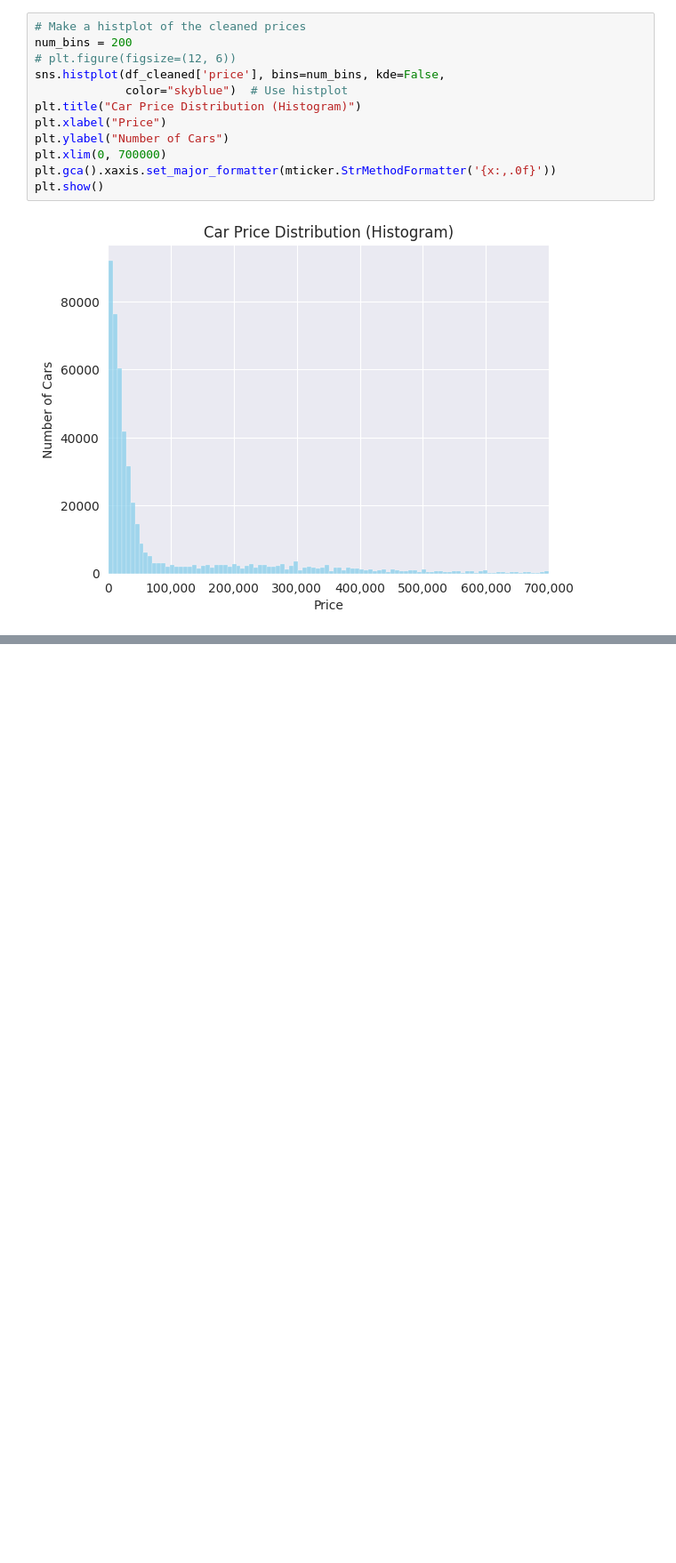
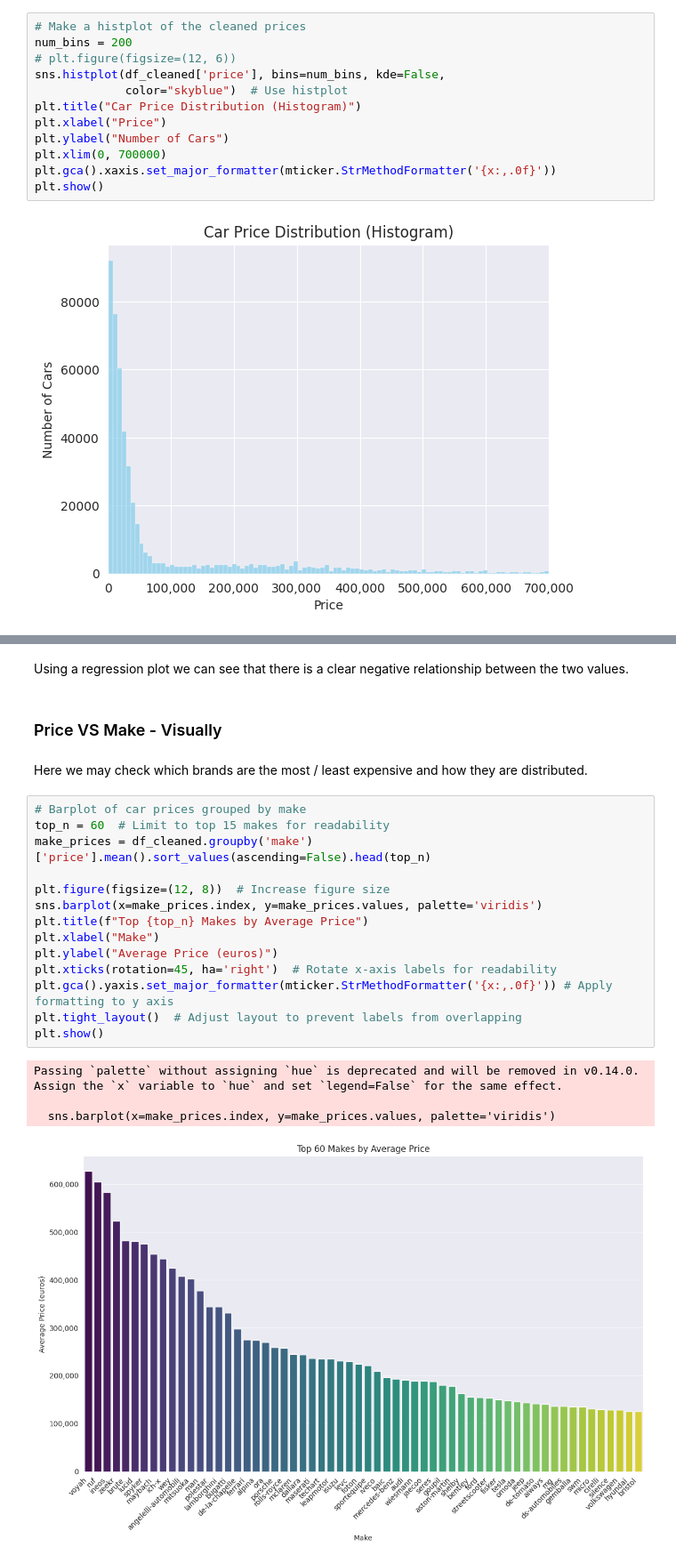
Before and after one commit to dfoddav2/SS25-capstone-project, a Jupyter notebook: analysis/price_exploration.ipynb, the cells around one changed output, grey strips where cells are left out. Shown at 89% size. Cells and saved outputs as stored; diff of their text form; blank space fills up the shorter version.

```diff
--- a/analysis/price_exploration.ipynb
+++ b/analysis/price_exploration.ipynb
@@ -115,0 +218,25 @@ plt.show()
+# %% [markdown]
+Using a regression plot we can see that there is a clear negative relationship between the two values.
+# %% [markdown]
+### Price VS Make - Visually
+# %% [markdown]
+Here we may check which brands are the most / least expensive and how they are distributed.
+# %%
+# Barplot of car prices grouped by make
+top_n = 60  # Limit to top 15 makes for readability
+make_prices = df_cleaned.groupby('make')['price'].mean().sort_values(ascending=False).head(top_n)
+
+plt.figure(figsize=(12, 8))  # Increase figure size
+sns.barplot(x=make_prices.index, y=make_prices.values, palette='viridis')
+plt.title(f"Top {top_n} Makes by Average Price")
+plt.xlabel("Make")
+plt.ylabel("Average Price (euros)")
+plt.xticks(rotation=45, ha='right')  # Rotate x-axis labels for readability
+plt.gca().yaxis.set_major_formatter(mticker.StrMethodFormatter('{x:,.0f}')) # Apply formatting to y axis
+plt.tight_layout()  # Adjust layout to prevent labels from overlapping
+plt.show()
+# %% [output]
+Passing `palette` without assigning `hue` is deprecated and will be removed in v0.14.0. Assign the `x` variable to `hue` and set `legend=False` for the same effect.
+
+  sns.barplot(x=make_prices.index, y=make_prices.values, palette='viridis')
+[figure, added]
```
Also changed, not shown: parts of 56 cells of this notebook, 3 other files.
